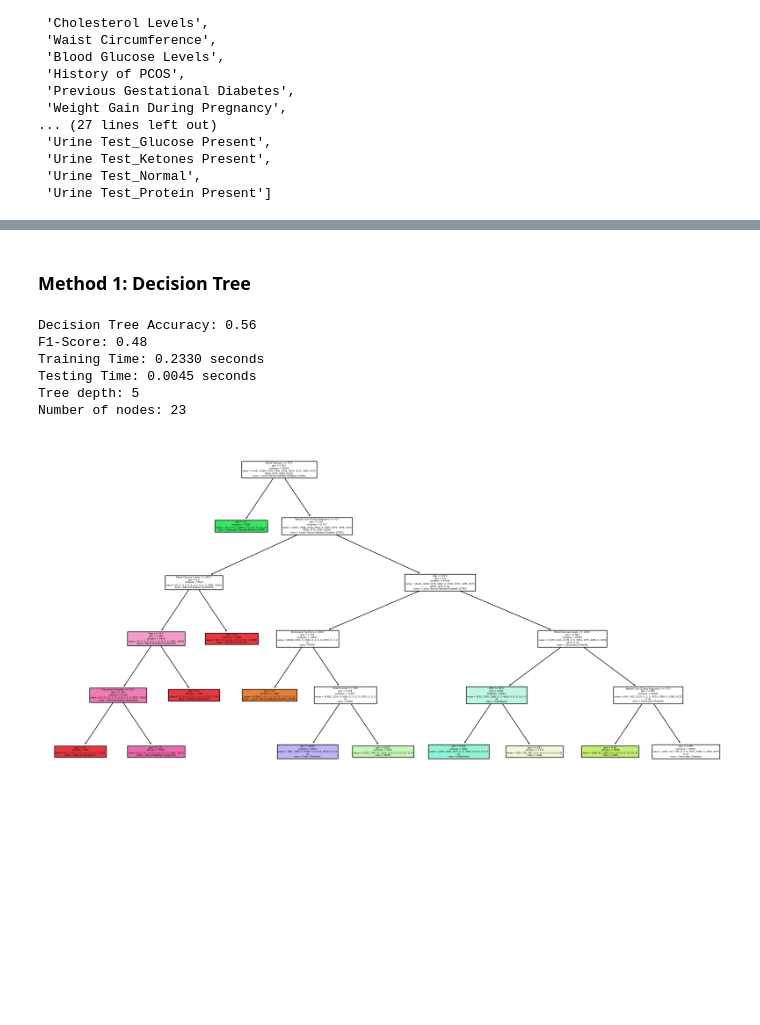
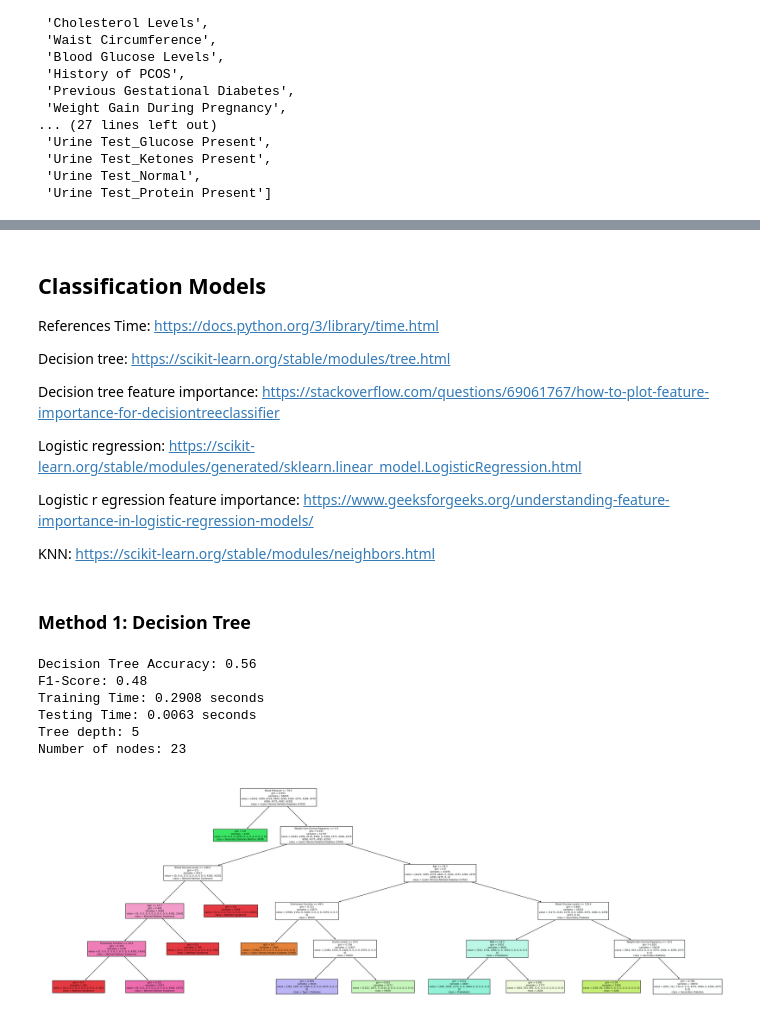
Before and after one commit to EddieMcGowan/Diabetes_Classification_Model, a Jupyter notebook: DSCI 441 Milestone 1.ipynb, the cells around one changed output, grey strips where cells are left out. Drawn from its saved outputs; the diff is of its cells as text; code cells hidden in the pictures; blank space fills up the shorter version.

```diff
--- a/DSCI 441 Milestone 1.ipynb
+++ b/DSCI 441 Milestone 1.ipynb
@@ -486,3 +482,17 @@ KNN: https://scikit-learn.org/stable/modules/neighbors.html
+# %% [markdown]
+## Classification Models
+References
+Time: https://docs.python.org/3/library/time.html
+
+Decision tree: https://scikit-learn.org/stable/modules/tree.html
+
+Decision tree feature importance: https://stackoverflow.com/questions/69061767/how-to-plot-feature-importance-for-decisiontreeclassifier
+
+Logistic regression: https://scikit-learn.org/stable/modules/generated/sklearn.linear_model.LogisticRegression.html
+
+Logistic r egression feature importance: https://www.geeksforgeeks.org/understanding-feature-importance-in-logistic-regression-models/
+
+KNN: https://scikit-learn.org/stable/modules/neighbors.html
 # %% [markdown]
 ### Method 1: Decision Tree
 # %%
@@ -510,34 +520,34 @@ training_time = end_train - start_train
 # Measure testing time
 start_test = time.time()
 y_pred = tree_model.predict(X_test)
 end_test = time.time()
 testing_time = end_test - start_test
 
 # Evaluate accuracy and F1-Score
 accuracy = accuracy_score(y_test, y_pred)
 f1 = f1_score(y_test, y_pred, average="weighted")  # Weighted for multi-class
 
 # Print evaluation metrics
 print(f"Decision Tree Accuracy: {accuracy:.2f}")
 print(f"F1-Score: {f1:.2f}")
 print(f"Training Time: {training_time:.4f} seconds")
 print(f"Testing Time: {testing_time:.4f} seconds")
 
 # Check tree depth and nodes to ensure it's not empty
 print(f"Tree depth: {tree_model.get_depth()}")
 print(f"Number of nodes: {tree_model.tree_.node_count}")
 
 feature_names = X.columns.tolist()
 
 # Plot decision tree
-fig, ax = plt.subplots(figsize=(20, 10))
+fig, ax = plt.subplots(figsize=(36, 12), dpi=200)
 plot_tree(tree_model, feature_names=feature_names, class_names=class_names, filled=True, ax=ax)
 plt.show()
 # %% [output]
 Decision Tree Accuracy: 0.56
 F1-Score: 0.48
-Training Time: 0.2330 seconds
-Testing Time: 0.0045 seconds
+Training Time: 0.2908 seconds
+Testing Time: 0.0063 seconds
 Tree depth: 5
 Number of nodes: 23
-[figure, old version]
+[figure, new version]
```
Also changed, not shown: parts of 25 cells of this notebook, 1 other file.
